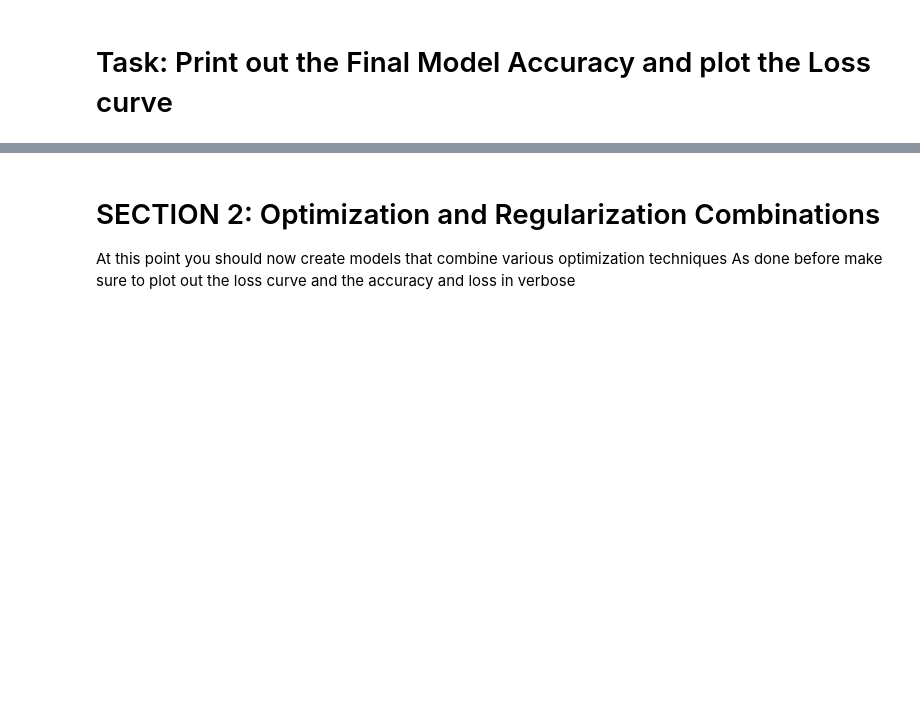
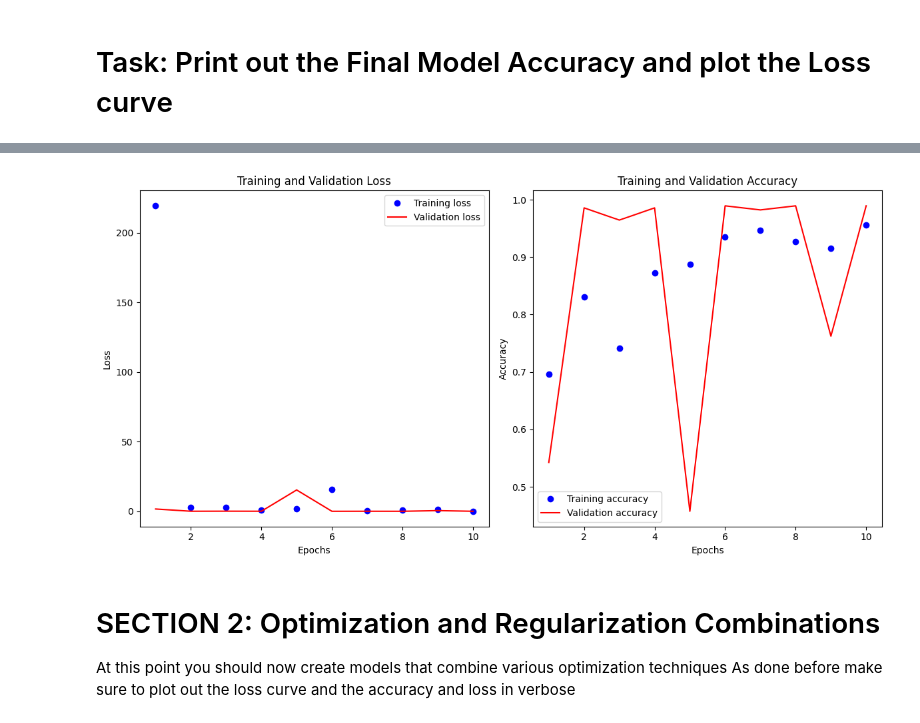
Before and after one commit to tomunizua/summative_bananaguard, a Jupyter notebook: Summative_Intro_to_ml_TheodoraOmunizua_assignment.ipynb, the cells around one changed output, grey strips where cells are left out. Drawn from its saved outputs; the diff is of its cells as text; code cells hidden in the pictures; blank space fills up the shorter version.

Commit message:
first model without optimization complete

```diff
--- a/Summative_Intro_to_ml_TheodoraOmunizua_assignment.ipynb
+++ b/Summative_Intro_to_ml_TheodoraOmunizua_assignment.ipynb
@@ -77,15 +167,34 @@ def define_model(optimization: string, regularization_datatype, early_stopping:
 # %% [markdown]
 # Task: Print out the Final Model Accuracy and plot the Loss curve
 # %%
+# 8. Evaluation
+results = model.evaluate(test_dataset)
+print(f"Test Accuracy: {results[1]*100:.2f}%")
+
+# 9. Plotting Function (Loss and Accuracy Curves)
 def loss_curve_plot(history):
-  epochs = range(1, len(history.history['loss']) + 1)
-  loss = history.history['loss']
-  val_loss = history.history['val_loss']
+    epochs = range(1, len(history.history['loss']) + 1)
 
-  plt.plot(epochs, loss, 'bo', label='Training loss')
-  plt.plot(epochs, val_loss, 'r', label='Validation loss')
-  plt.title('Training and Validation Loss')
-  plt.xlabel('Epochs')
-  plt.ylabel('Loss')
-  plt.legend()
-  plt.show()
+    plt.figure(figsize=(12, 6))
+
+    plt.subplot(1, 2, 1)  # Loss plot
+    plt.plot(epochs, history.history['loss'], 'bo', label='Training loss')
+    plt.plot(epochs, history.history['val_loss'], 'r', label='Validation loss')
+    plt.title('Training and Validation Loss')
+    plt.xlabel('Epochs')
+    plt.ylabel('Loss')
+    plt.legend()
+
+    plt.subplot(1, 2, 2)  # Accuracy plot
+    plt.plot(epochs, history.history['accuracy'], 'bo', label='Training accuracy')
+    plt.plot(epochs, history.history['val_accuracy'], 'r', label='Validation accuracy')
+    plt.title('Training and Validation Accuracy')
+    plt.xlabel('Epochs')
+    plt.ylabel('Accuracy')
+    plt.legend()
+
+    plt.tight_layout()  # Adjust layout to prevent overlap
+    plt.show()
+
+loss_curve_plot(history)  # Call the plotting function
+# %% [output]
@@ -92,3 +203,4 @@ def loss_curve_plot(history):
+[figure, added]
 # %% [markdown]
 # SECTION 2: Optimization and Regularization Combinations
 At this point you should now create models that combine various optimization techniques
```
Also changed, not shown: parts of 5 cells of this notebook.
